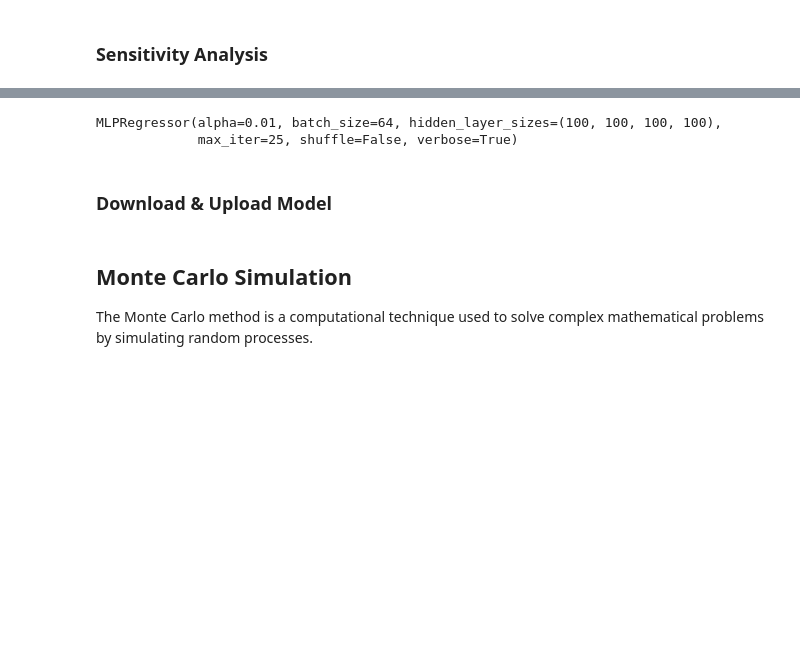
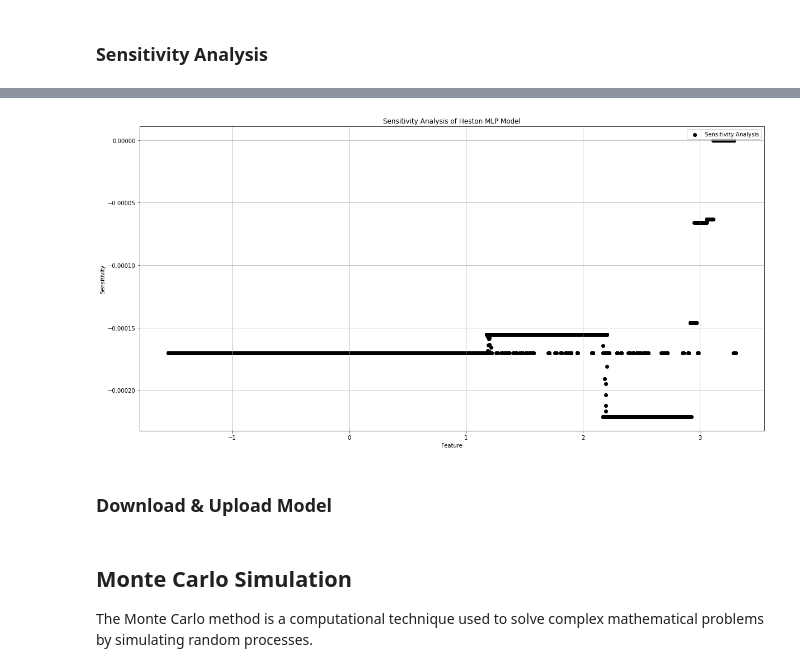
Before and after one commit to harvey-allen/option-pricing-and-stochastic-volatility, a Jupyter notebook: heston_neural_network.ipynb, the cells around one changed output, grey strips where cells are left out. Saved outputs shown, nothing was run; the diff lists cells and outputs as text; code cells hidden in the pictures; blank space fills up the shorter version.

```diff
--- a/heston_neural_network.ipynb
+++ b/heston_neural_network.ipynb
@@ -198,8 +215,8 @@ def sensitivity_analysis(model, x) -> list:
 
 sensitivity = sensitivity_analysis(model, x_test)
 
-plt.figure(figsize=(8, 6))
-plt.scatter(x_test[:, 0], sensitivity, label='Sensitivity Analysis', c='r')
+plt.figure(figsize=(20, 10))
+plt.scatter(x_test[:, 0], sensitivity, label='Sensitivity Analysis', c='black')
 plt.xlabel(f'Feature')
 plt.ylabel('Sensitivity')
 plt.title('Sensitivity Analysis of Heston MLP Model')
@@ -230,5 +227,4 @@ Training loss did not improve more than tol=0.000100 for 10 consecutive epochs.
-MLPRegressor(alpha=0.01, batch_size=64, hidden_layer_sizes=(100, 100, 100, 100),
-             max_iter=25, shuffle=False, verbose=True)
+[figure, added]
 # %% [markdown]
 ### Download & Upload Model
 # %%
```
Also changed, not shown: parts of 11 cells of this notebook.
